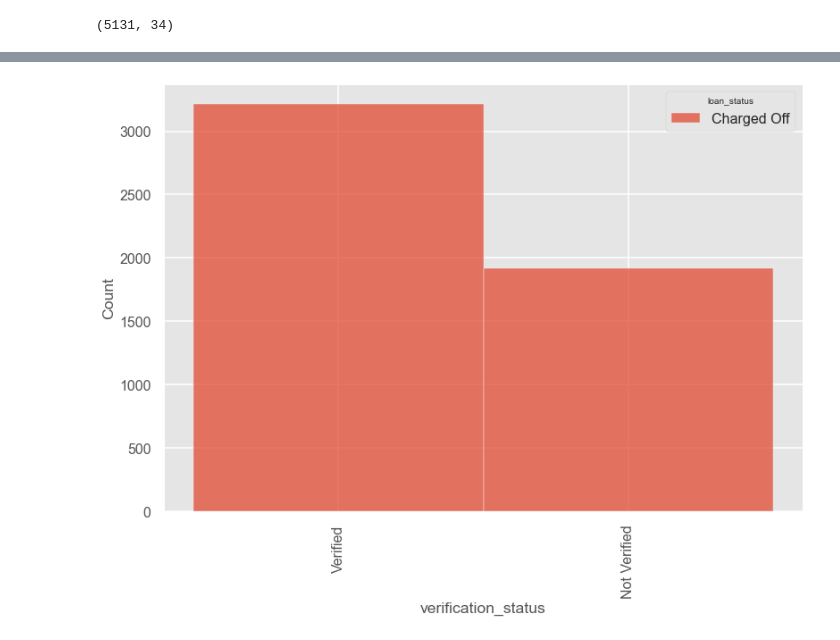
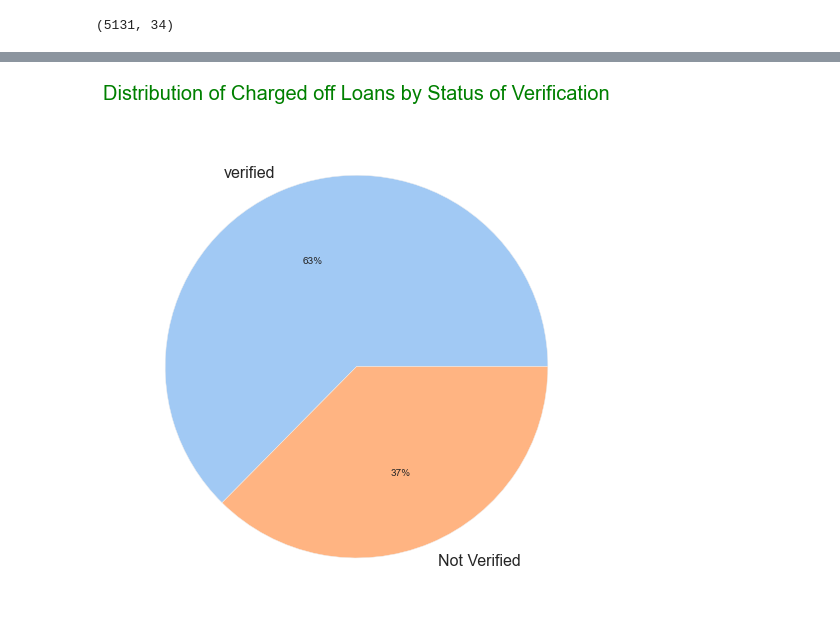
Before and after one commit to devimur2021/Lending-Club, a Jupyter notebook: Lending Club Case Study.ipynb, the cells around one changed output, grey strips where cells are left out. Cells and saved outputs as stored; diff of their text form; code cells hidden in the pictures.

```diff
--- a/Lending Club Case Study.ipynb
+++ b/Lending Club Case Study.ipynb
@@ -319,9 +319,17 @@ df1.head(20)
 | 100 | 1302907 | 6200 | 6200.0 | 36 | 9.91 | 199.80 | Sunrise Senior Living | 2 | ... |
 | 105 | 1302924 | 18825 | 18800.0 | 60 | 16.77 | 465.53 | Texas Health & Human Services Com... | 10 | ... |
 | 114 | 1302365 | 10000 | 10000.0 | 36 | 18.25 | 362.78 | Gucci Group/ Yves Saint Laurent | 1 | ... |
-# %%
-sns.histplot(x="verification_status", hue="loan_status", data=df1, stat="count", multiple="stack")
-plt.xticks(rotation=90)
-plt.show()
-# %% [output]
-[figure, removed]
+# %%
+#Distribution of Charged off Loans by Status of Verification
+
+dfx=df1['verification_status'].value_counts()
+
+colors = sns.color_palette('pastel')[0:5]
+labels = ['verified','Not Verified']
+
+#create pie chart
+plt.pie(dfx, labels= labels,colors = colors, autopct='%.0f%%')
+plt.title("Distribution of Charged off Loans by Status of Verification\n", fontdict={'fontsize': 20, 'fontweight' : 20, 'color' : 'Green'})
+plt.show()
+# %% [output]
+[figure, added]
```
Also changed, not shown: parts of 5 cells of this notebook.
